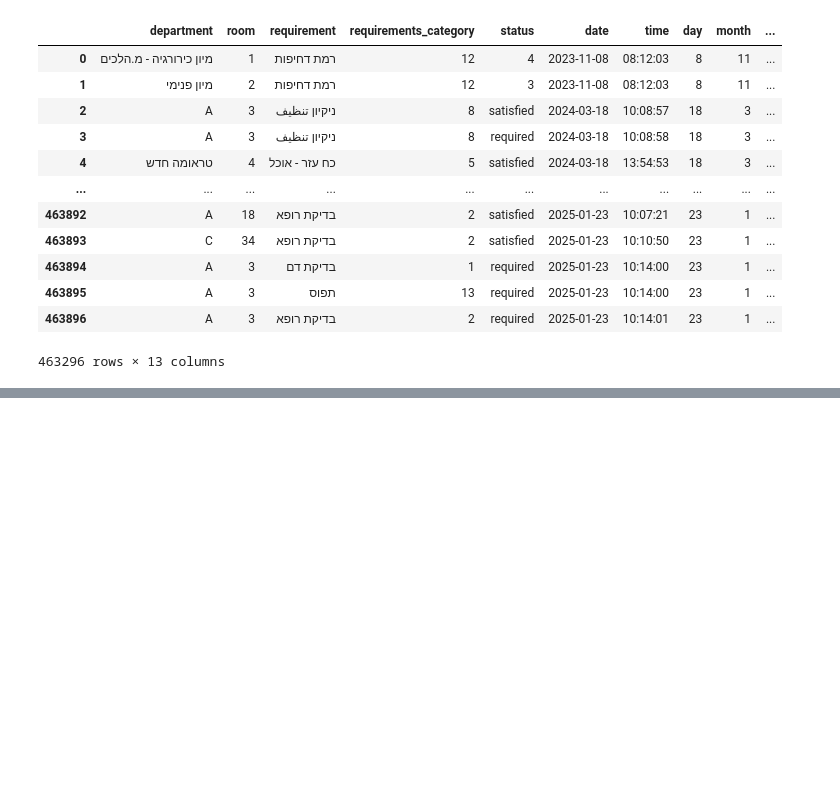
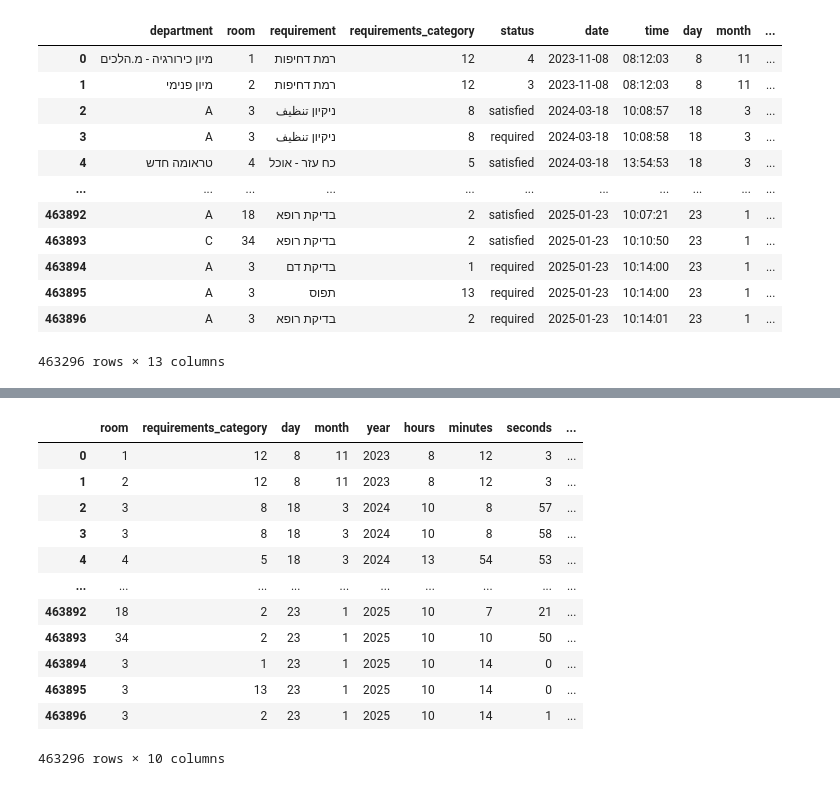
Before and after one commit to RotemGeva226/Hackaton0404, a Jupyter notebook: pythonProject/xl_yolo.ipynb, the cells around one changed output, grey strips where cells are left out. Cells and saved outputs as stored; diff of their text form; code cells hidden in the pictures; blank space fills up the shorter version.

```diff
--- a/pythonProject/xl_yolo.ipynb
+++ b/pythonProject/xl_yolo.ipynb
@@ -267,0 +433,17 @@ df
+# %%
+numeric_columns = df.select_dtypes(include=['int','float'])
+numeric_columns
+# %% [output]
+|  | room | requirements_category | day | month | year | hours | minutes | seconds | ... |
+| 0 | 1 | 12 | 8 | 11 | 2023 | 8 | 12 | 3 | ... |
+| 1 | 2 | 12 | 8 | 11 | 2023 | 8 | 12 | 3 | ... |
+| 2 | 3 | 8 | 18 | 3 | 2024 | 10 | 8 | 57 | ... |
+| 3 | 3 | 8 | 18 | 3 | 2024 | 10 | 8 | 58 | ... |
+| 4 | 4 | 5 | 18 | 3 | 2024 | 13 | 54 | 53 | ... |
+| ... | ... | ... | ... | ... | ... | ... | ... | ... | ... |
+| 463892 | 18 | 2 | 23 | 1 | 2025 | 10 | 7 | 21 | ... |
+| 463893 | 34 | 2 | 23 | 1 | 2025 | 10 | 10 | 50 | ... |
+| 463894 | 3 | 1 | 23 | 1 | 2025 | 10 | 14 | 0 | ... |
+| 463895 | 3 | 13 | 23 | 1 | 2025 | 10 | 14 | 0 | ... |
+| 463896 | 3 | 2 | 23 | 1 | 2025 | 10 | 14 | 1 | ... |
+463296 rows × 10 columns
```
Also changed, not shown: parts of 13 cells of this notebook.
